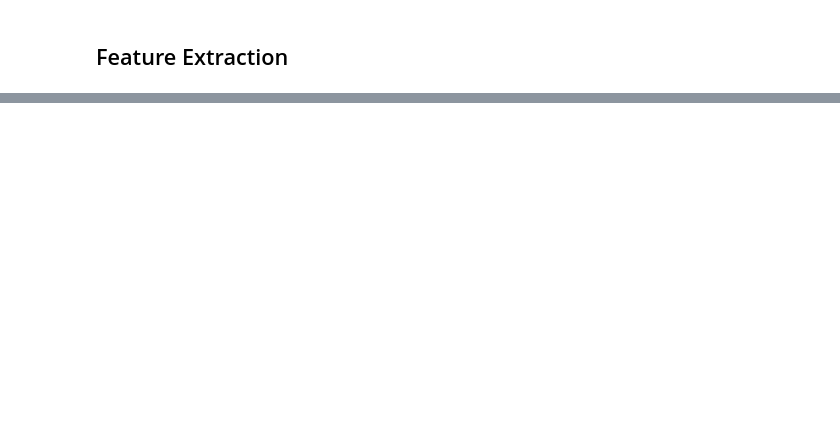
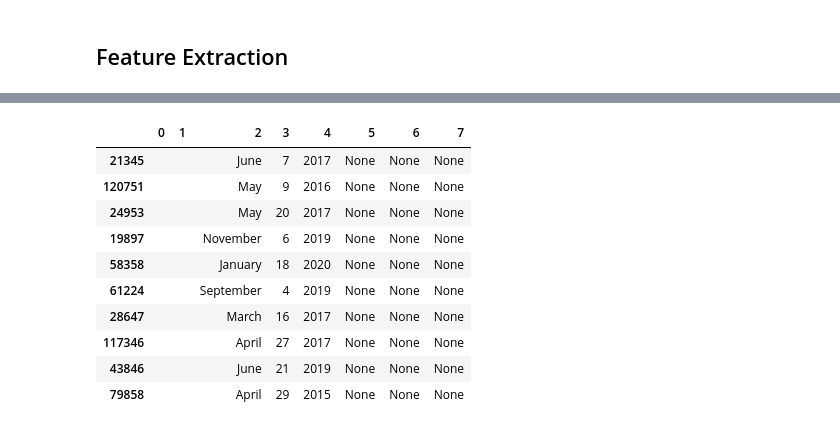
Before and after one commit to ReynaraEzra/Employer-Review, a Jupyter notebook: Employer Review Prediction.ipynb, the cells around one changed output, grey strips where cells are left out. Cells and saved outputs as stored; diff of their text form; code cells hidden in the pictures; blank space fills up the shorter version.

```diff
--- a/Employer Review Prediction.ipynb
+++ b/Employer Review Prediction.ipynb
@@ -164,0 +224,14 @@ Name: URL, dtype: object
+# %%
+dummy.sample(10)
+# %% [output]
+|  | 0 | 1 | 2 | 3 | 4 | 5 | 6 | 7 |
+| 21345 |  |  | June | 7 | 2017 | None | None | None |
+| 120751 |  |  | May | 9 | 2016 | None | None | None |
+| 24953 |  |  | May | 20 | 2017 | None | None | None |
+| 19897 |  |  | November | 6 | 2019 | None | None | None |
+| 58358 |  |  | January | 18 | 2020 | None | None | None |
+| 61224 |  |  | September | 4 | 2019 | None | None | None |
+| 28647 |  |  | March | 16 | 2017 | None | None | None |
+| 117346 |  |  | April | 27 | 2017 | None | None | None |
+| 43846 |  |  | June | 21 | 2019 | None | None | None |
+| 79858 |  |  | April | 29 | 2015 | None | None | None |
```
Also changed, not shown: parts of 23 cells of this notebook.
